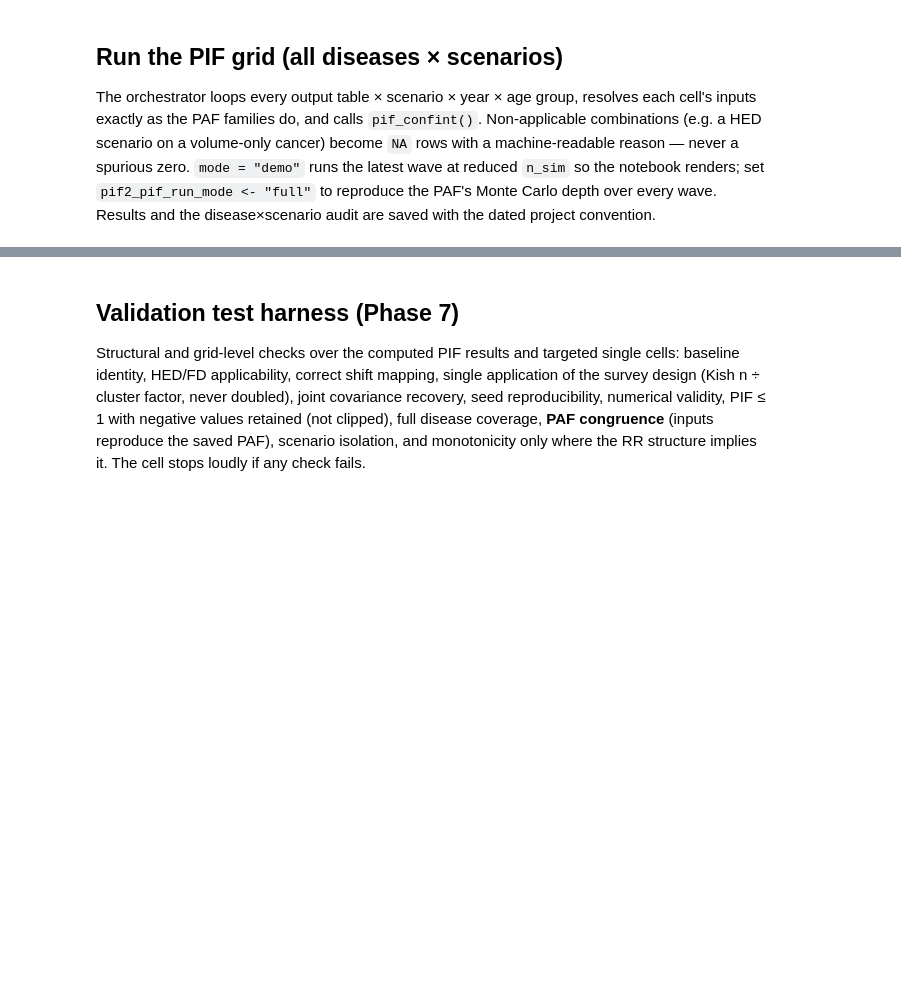
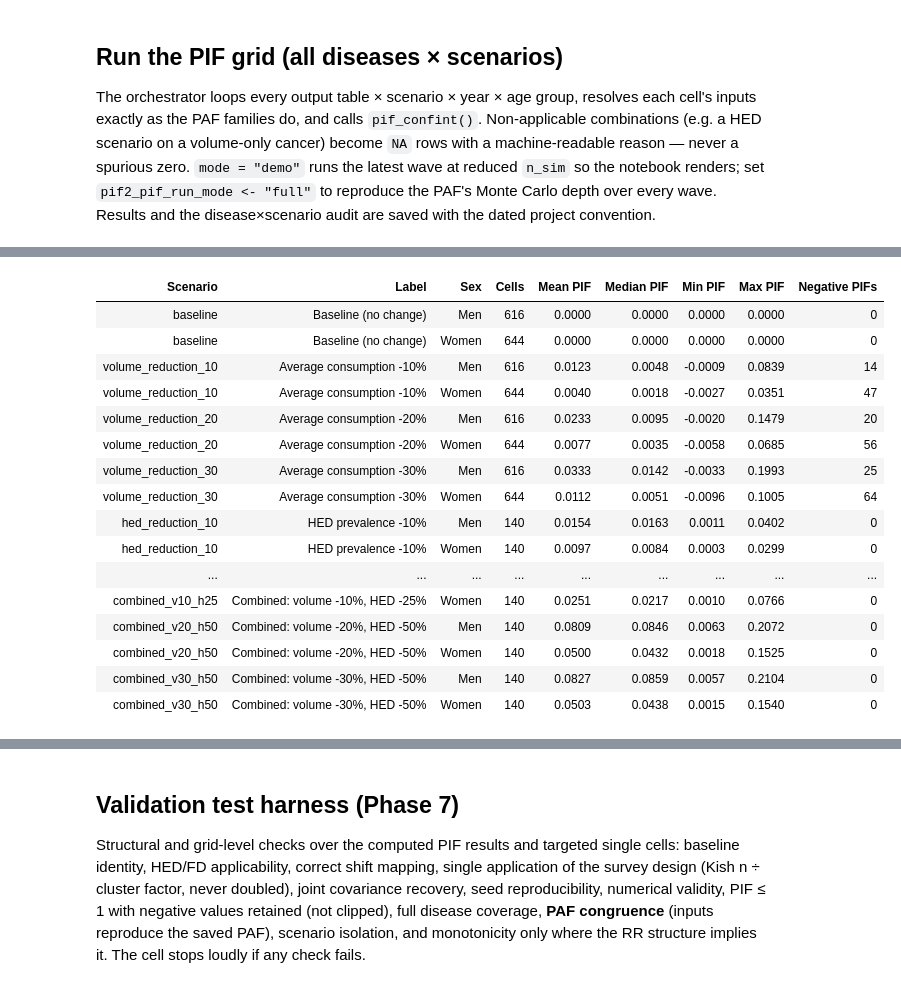
Before and after one commit to ACC1240138/expandPIF, a Jupyter notebook: __andres_control/expand_pif2.ipynb, the cells around one changed output, grey strips where cells are left out. Saved outputs shown, nothing was run; the diff lists cells and outputs as text; code cells hidden in the pictures; blank space fills up the shorter version.

```diff
--- a/__andres_control/expand_pif2.ipynb
+++ b/__andres_control/expand_pif2.ipynb
@@ -908,0 +1223,73 @@ message(sprintf(
+# %%
+#| label: pif2-tbl-pif-summary
+#| results: "hold"
+
+.t0 <- Sys.time()
+
+# (a) Distribution of the cell-level PIF, per scenario and sex. DIAGNOSTIC ONLY:
+#     the unweighted mean of a set of PIFs is not itself a PIF. The aggregate
+#     estimates are the death-weighted tables further down.
+pif2_scenario_summary <- pif2_pif_results |>
+  dplyr::filter(applicable, !is.na(pif)) |>
+  dplyr::group_by(scenario_id, scenario_label, sex) |>
+  dplyr::summarise(
+    n_cells    = dplyr::n(),
+    mean_pif   = mean(pif),
+    median_pif = stats::median(pif),
+    min_pif    = min(pif),
+    max_pif    = max(pif),
+    n_negative = sum(pif < -1e-9),
+    .groups    = "drop"
+  ) |>
+  dplyr::mutate(
+    scenario_id = factor(scenario_id, levels = pif2_scenario_grid$scenario_id),
+    sex         = unname(pif2_sex_labels[sex])
+  ) |>
+  dplyr::arrange(scenario_id, sex) |>
+  dplyr::select(
+    Scenario = scenario_id, Label = scenario_label, Sex = sex, Cells = n_cells,
+    `Mean PIF` = mean_pif, `Median PIF` = median_pif, `Min PIF` = min_pif,
+    `Max PIF` = max_pif, `Negative PIFs` = n_negative
+  )
+
+# (b) Every cell that produced no estimate, with its machine-readable reason. The
+#     'no HED RR component' rows are by design; an 'engine_error:' or
+#     'invalid_inputs:' row would be a real defect.
+pif2_pif_gaps <- pif2_pif_results |>
+  dplyr::filter(!applicable | is.na(pif)) |>
+  dplyr::count(scenario_id, disease, sex, reason, name = "n_cells") |>
+  dplyr::mutate(sex = unname(pif2_sex_labels[sex])) |>
+  dplyr::arrange(reason, disease, sex, scenario_id) |>
+  dplyr::select(Scenario = scenario_id, Disease = disease, Sex = sex,
+                Reason = reason, Cells = n_cells)
+
+message(sprintf(
+  "pif2-tbl-pif-summary elapsed minutes: %.2f",
+  pif2_elapsed_min(.t0)
+))
+
+pif2_html_tables(
+  pif2_html_table(
+    pif2_scenario_summary,
+    caption = "Distribution of the cell-level PIF by scenario and sex (all diseases, waves and age groups)",
+    note = paste(
+      "DIAGNOSTIC ONLY. These are unweighted summaries of the cell-level PIFs, and the mean of a set",
+      "of PIFs is not itself a PIF. The aggregate estimates are the death-weighted tables below.",
+      "Negative PIFs are a property of the cardioprotective (J-curve) RRs, not an engine error."
+    ),
+    max_height = 480,
+    digits = 4
+  ),
+  pif2_html_table(
+    pif2_pif_gaps,
+    caption = sprintf("Cells without a PIF estimate (%s of %s rows)",
+                      sum(pif2_pif_gaps$Cells), nrow(pif2_pif_results)),
+    note = paste(
+      "'no HED RR component' rows are by design: an HED or combined scenario cannot act on a",
+      "volume-only cause. Any 'engine_error:' or 'invalid_inputs:' row is a real defect and must",
+      "be investigated before the results are used."
+    ),
+    max_height = 400
+  )
+)
+# %% [output]
@@ -908,0 +1299,17 @@ message(sprintf(
+| Scenario | Label | Sex | Cells | Mean PIF | Median PIF | Min PIF | Max PIF | Negative PIFs |
+| baseline | Baseline (no change) | Men | 616 | 0.0000 | 0.0000 | 0.0000 | 0.0000 | 0 |
+| baseline | Baseline (no change) | Women | 644 | 0.0000 | 0.0000 | 0.0000 | 0.0000 | 0 |
+| volume_reduction_10 | Average consumption -10% | Men | 616 | 0.0123 | 0.0048 | -0.0009 | 0.0839 | 14 |
+| volume_reduction_10 | Average consumption -10% | Women | 644 | 0.0040 | 0.0018 | -0.0027 | 0.0351 | 47 |
+| volume_reduction_20 | Average consumption -20% | Men | 616 | 0.0233 | 0.0095 | -0.0020 | 0.1479 | 20 |
+| volume_reduction_20 | Average consumption -20% | Women | 644 | 0.0077 | 0.0035 | -0.0058 | 0.0685 | 56 |
+| volume_reduction_30 | Average consumption -30% | Men | 616 | 0.0333 | 0.0142 | -0.0033 | 0.1993 | 25 |
+| volume_reduction_30 | Average consumption -30% | Women | 644 | 0.0112 | 0.0051 | -0.0096 | 0.1005 | 64 |
+| hed_reduction_10 | HED prevalence -10% | Men | 140 | 0.0154 | 0.0163 | 0.0011 | 0.0402 | 0 |
+| hed_reduction_10 | HED prevalence -10% | Women | 140 | 0.0097 | 0.0084 | 0.0003 | 0.0299 | 0 |
+| ... | ... | ... | ... | ... | ... | ... | ... | ... |
+| combined_v10_h25 | Combined: volume -10%, HED -25% | Women | 140 | 0.0251 | 0.0217 | 0.0010 | 0.0766 | 0 |
+| combined_v20_h50 | Combined: volume -20%, HED -50% | Men | 140 | 0.0809 | 0.0846 | 0.0063 | 0.2072 | 0 |
+| combined_v20_h50 | Combined: volume -20%, HED -50% | Women | 140 | 0.0500 | 0.0432 | 0.0018 | 0.1525 | 0 |
+| combined_v30_h50 | Combined: volume -30%, HED -50% | Men | 140 | 0.0827 | 0.0859 | 0.0057 | 0.2104 | 0 |
+| combined_v30_h50 | Combined: volume -30%, HED -50% | Women | 140 | 0.0503 | 0.0438 | 0.0015 | 0.1540 | 0 |
```
Also changed, not shown: parts of 32 cells of this notebook, 32 other files.
